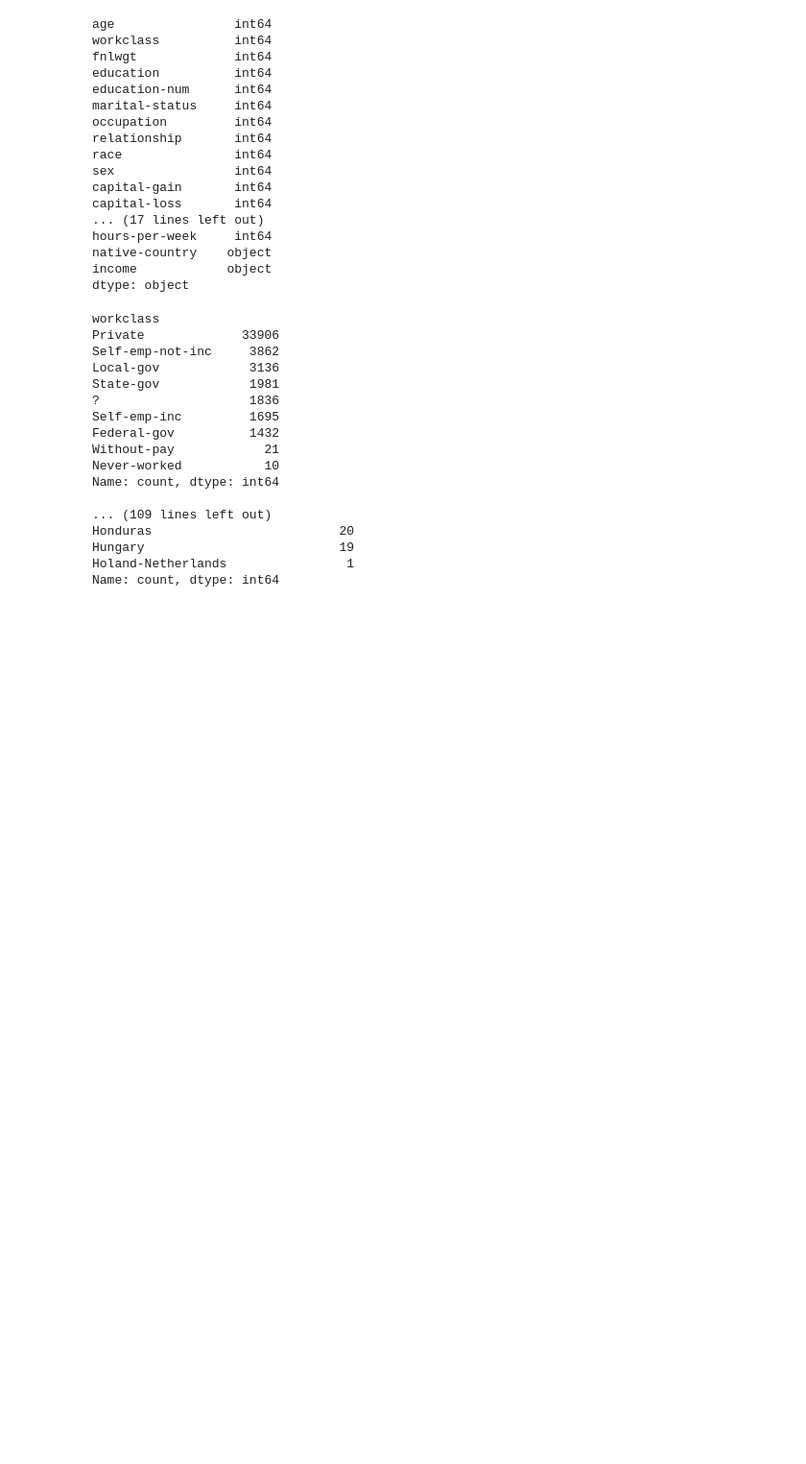
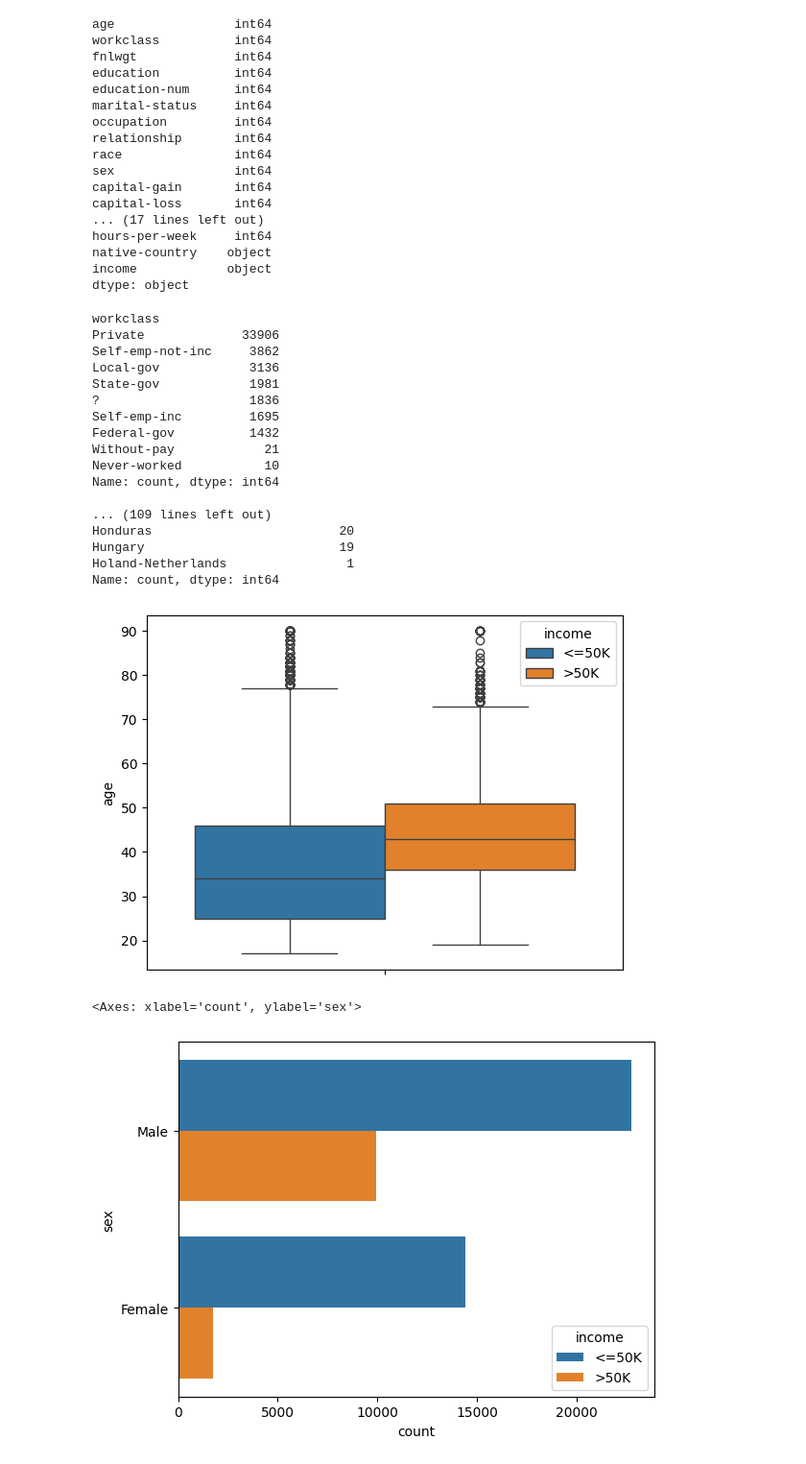
Before and after one commit to SHeywood8/dst-group-project-1, a Jupyter notebook: SheridanH/Initial-EDA.ipynb, the cells around one changed output. Shown at 96% size. Saved outputs shown, nothing was run; the diff lists cells and outputs as text; code cells hidden in the pictures; blank space fills up the shorter version.

```diff
--- a/SheridanH/Initial-EDA.ipynb
+++ b/SheridanH/Initial-EDA.ipynb
@@ -131,3 +131,14 @@ Honduras                         20
 Hungary                          19
 Holand-Netherlands                1
 Name: count, dtype: int64
+# %%
+plt.figure()
+sns.boxplot(df,y='age',hue='income')
+plt.show()
+
+plt.figure()
+sns.countplot(df,y='sex',hue='income')
+# %% [output]
+[figure, added]
+<Axes: xlabel='count', ylabel='sex'>
+[figure, added]
```
Also changed, not shown: parts of 2 cells of this notebook, 1 other file.
